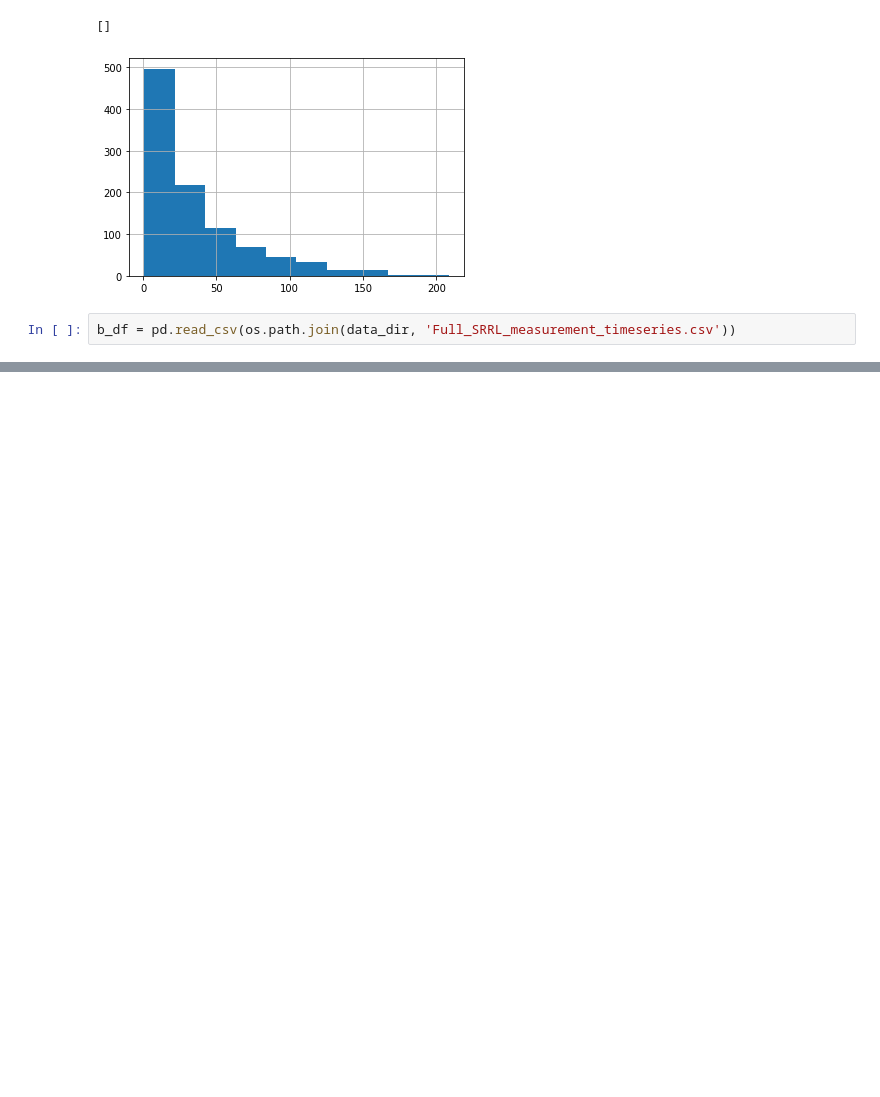
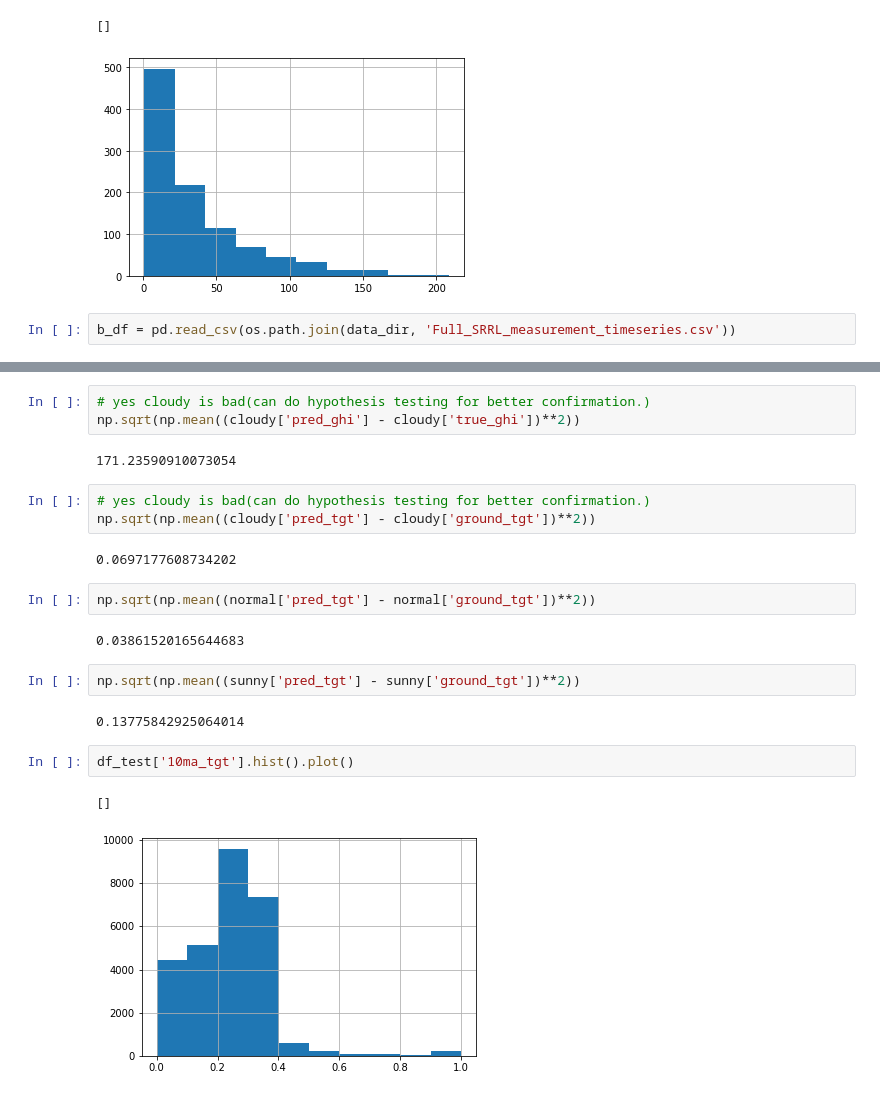
Before and after one commit to vin136/Solar-forcast, a Jupyter notebook: nbs/CSI.ipynb, the cells around one changed output, grey strips where cells are left out. Cells and saved outputs as stored; diff of their text form; blank space fills up the shorter version.

```diff
--- a/nbs/CSI.ipynb
+++ b/nbs/CSI.ipynb
@@ -337,0 +586,23 @@ df.head()
+# %%
+# yes cloudy is bad(can do hypothesis testing for better confirmation.)
+np.sqrt(np.mean((cloudy['pred_ghi'] - cloudy['true_ghi'])**2))
+# %% [output]
+171.23590910073054
+# %%
+# yes cloudy is bad(can do hypothesis testing for better confirmation.)
+np.sqrt(np.mean((cloudy['pred_tgt'] - cloudy['ground_tgt'])**2))
+# %% [output]
+0.0697177608734202
+# %%
+np.sqrt(np.mean((normal['pred_tgt'] - normal['ground_tgt'])**2))
+# %% [output]
+0.03861520165644683
+# %%
+np.sqrt(np.mean((sunny['pred_tgt'] - sunny['ground_tgt'])**2))
+# %% [output]
+0.13775842925064014
+# %%
+df_test['10ma_tgt'].hist().plot()
+# %% [output]
+[]
+[figure, added]
```
Also changed, not shown: parts of 36 cells of this notebook, 4 other files.
